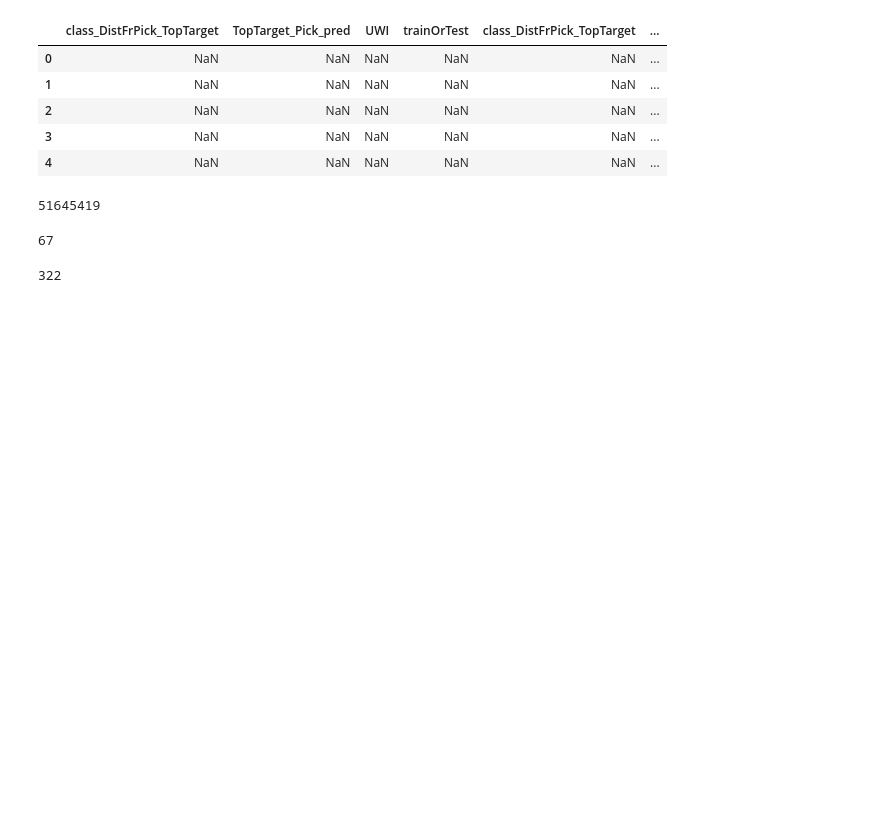
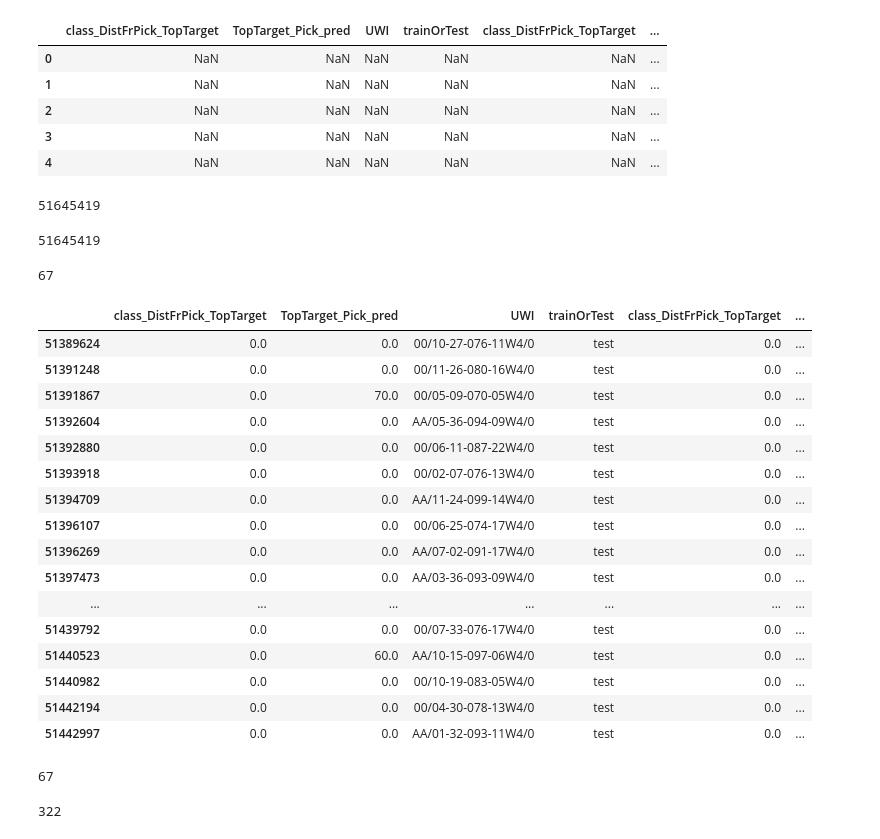
Before and after one commit to JustinGOSSES/MannvilleGroup_Strat_Hackathon, a Jupyter notebook: notebooks_2018/modular_redo/Machine_Learning/Machine_Learning_PostSplit_vG_AfterAbstractAAPG_vB.ipynb, the cells around one changed output. Cells and saved outputs as stored; diff of their text form; code cells hidden in the pictures; blank space fills up the shorter version.

```diff
--- a/notebooks_2018/modular_redo/Machine_Learning/Machine_Learning_PostSplit_vG_AfterAbstractAAPG_vB.ipynb
+++ b/notebooks_2018/modular_redo/Machine_Learning/Machine_Learning_PostSplit_vG_AfterAbstractAAPG_vB.ipynb
@@ -1315,6 +1344,36 @@ regression2ndMLRound_onTest.head()
 len(regression2ndMLRound_onTest)
 # %% [output]
 51645419
+# %%
+len(regression2ndMLRound_onTest)
+# %% [output]
+51645419
+# %%
+regression2ndMLRound_onTest_onePerWell_noDropZero = regression2ndMLRound_onTest[regression2ndMLRound_onTest['TopTarget_Pred_RegressionDistDiffPred_Min_DEPT_pred']==regression2ndMLRound_onTest['DEPT']]
+# %%
+len(regression2ndMLRound_onTest_onePerWell_noDropZero)
+# %% [output]
+67
+# %%
+regression2ndMLRound_onTest_onePerWell_noDropZero
+# %% [output]
+|  | class_DistFrPick_TopTarget | TopTarget_Pick_pred | UWI | trainOrTest | class_DistFrPick_TopTarget | ... |
+| 51389624 | 0.0 | 0.0 | 00/10-27-076-11W4/0 | test | 0.0 | ... |
+| 51391248 | 0.0 | 0.0 | 00/11-26-080-16W4/0 | test | 0.0 | ... |
+| 51391867 | 0.0 | 70.0 | 00/05-09-070-05W4/0 | test | 0.0 | ... |
+| 51392604 | 0.0 | 0.0 | AA/05-36-094-09W4/0 | test | 0.0 | ... |
+| 51392880 | 0.0 | 0.0 | 00/06-11-087-22W4/0 | test | 0.0 | ... |
+| 51393918 | 0.0 | 0.0 | 00/02-07-076-13W4/0 | test | 0.0 | ... |
+| 51394709 | 0.0 | 0.0 | AA/11-24-099-14W4/0 | test | 0.0 | ... |
+| 51396107 | 0.0 | 0.0 | 00/06-25-074-17W4/0 | test | 0.0 | ... |
+| 51396269 | 0.0 | 0.0 | AA/07-02-091-17W4/0 | test | 0.0 | ... |
+| 51397473 | 0.0 | 0.0 | AA/03-36-093-09W4/0 | test | 0.0 | ... |
+| ... | ... | ... | ... | ... | ... | ... |
+| 51439792 | 0.0 | 0.0 | 00/07-33-076-17W4/0 | test | 0.0 | ... |
+| 51440523 | 0.0 | 60.0 | AA/10-15-097-06W4/0 | test | 0.0 | ... |
+| 51440982 | 0.0 | 0.0 | 00/10-19-083-05W4/0 | test | 0.0 | ... |
+| 51442194 | 0.0 | 0.0 | 00/04-30-078-13W4/0 | test | 0.0 | ... |
+| 51442997 | 0.0 | 0.0 | AA/01-32-093-11W4/0 | test | 0.0 | ... |
 # %%
 #df[(df>=0)&(df<=20)].dropna()
 
```
Also changed, not shown: parts of 4 cells of this notebook, 5 other files.
